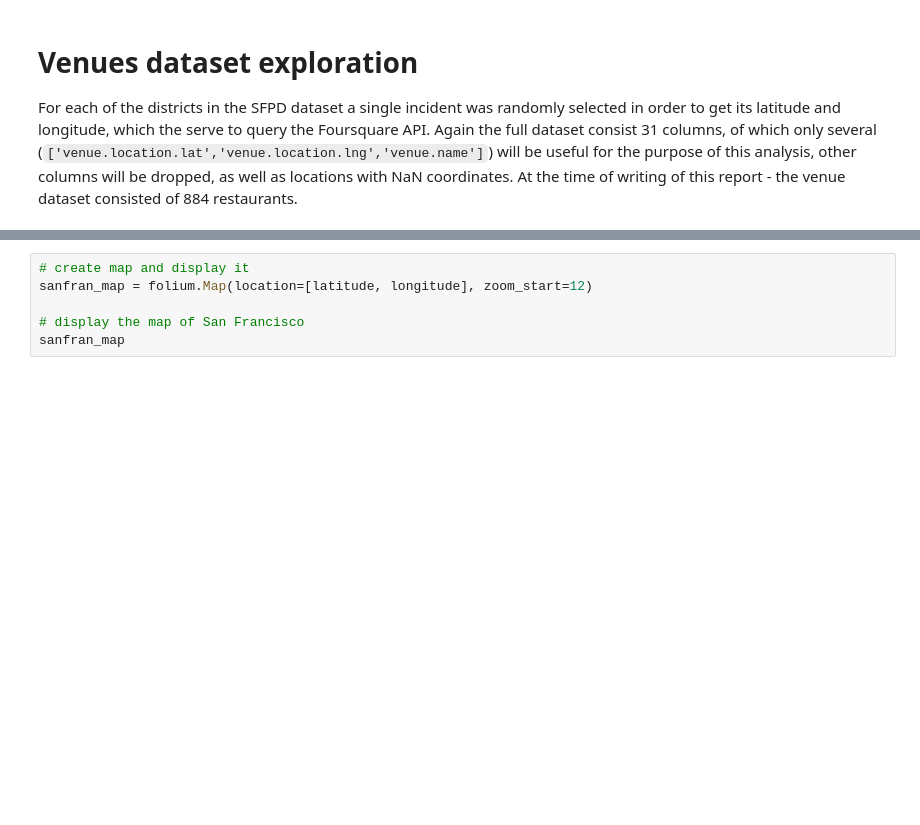
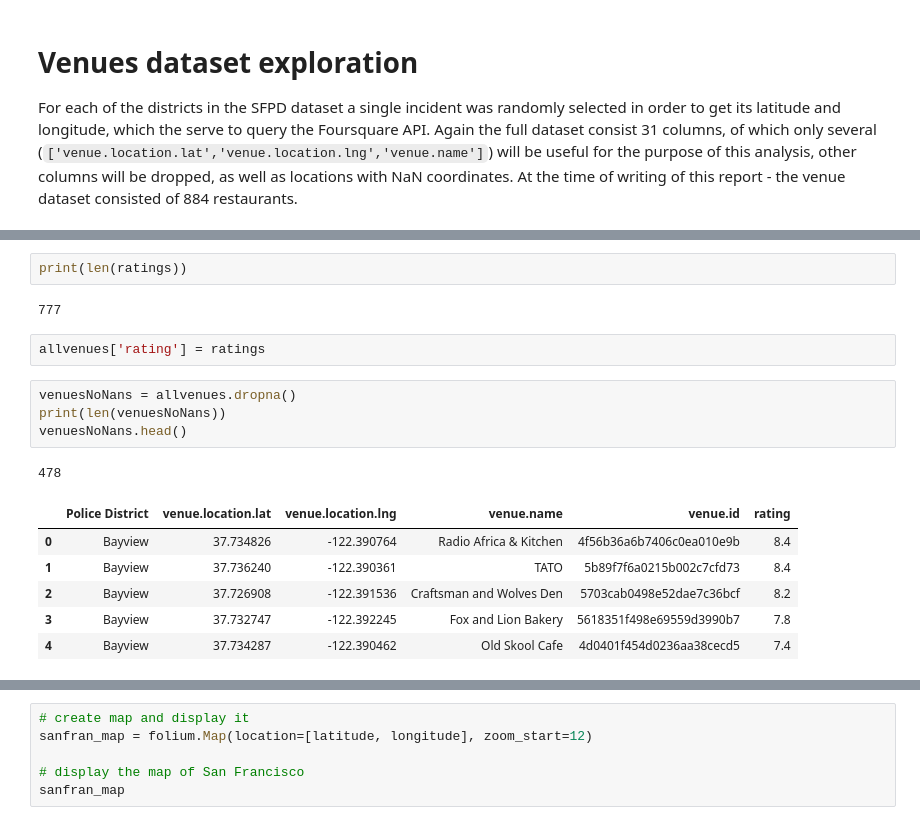
Before and after one commit to andrzejwp/Coursera_Capstone, a Jupyter notebook: capstone_project.ipynb, the cells around one changed output, grey strips where cells are left out. Cells and saved outputs as stored; diff of their text form; blank space fills up the shorter version.

```diff
--- a/capstone_project.ipynb
+++ b/capstone_project.ipynb
@@ -246,3 +239,21 @@ len(allvenues)
+# %%
+print(len(ratings))
+# %% [output]
+777
+# %%
+allvenues['rating'] = ratings
+# %%
+venuesNoNans = allvenues.dropna()
+print(len(venuesNoNans))
+venuesNoNans.head()
+# %% [output]
+478
+|  | Police District | venue.location.lat | venue.location.lng | venue.name | venue.id | rating |
+| 0 | Bayview | 37.734826 | -122.390764 | Radio Africa & Kitchen | 4f56b36a6b7406c0ea010e9b | 8.4 |
+| 1 | Bayview | 37.736240 | -122.390361 | TATO | 5b89f7f6a0215b002c7cfd73 | 8.4 |
+| 2 | Bayview | 37.726908 | -122.391536 | Craftsman and Wolves Den | 5703cab0498e52dae7c36bcf | 8.2 |
+| 3 | Bayview | 37.732747 | -122.392245 | Fox and Lion Bakery | 5618351f498e69559d3990b7 | 7.8 |
+| 4 | Bayview | 37.734287 | -122.390462 | Old Skool Cafe | 4d0401f454d0236aa38cecd5 | 7.4 |
 # %%
 import matplotlib.pyplot as plt
 %matplotlib inline
```
Also changed, not shown: parts of 15 cells of this notebook, 21 other files.
